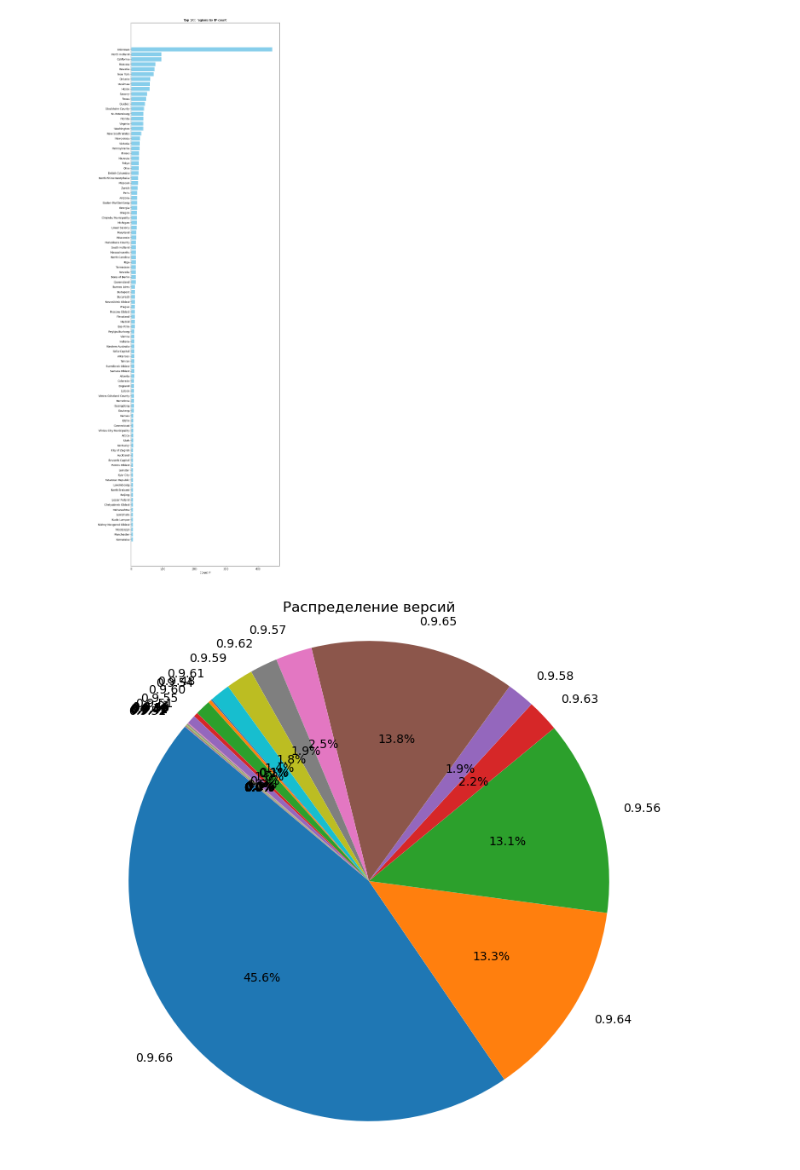
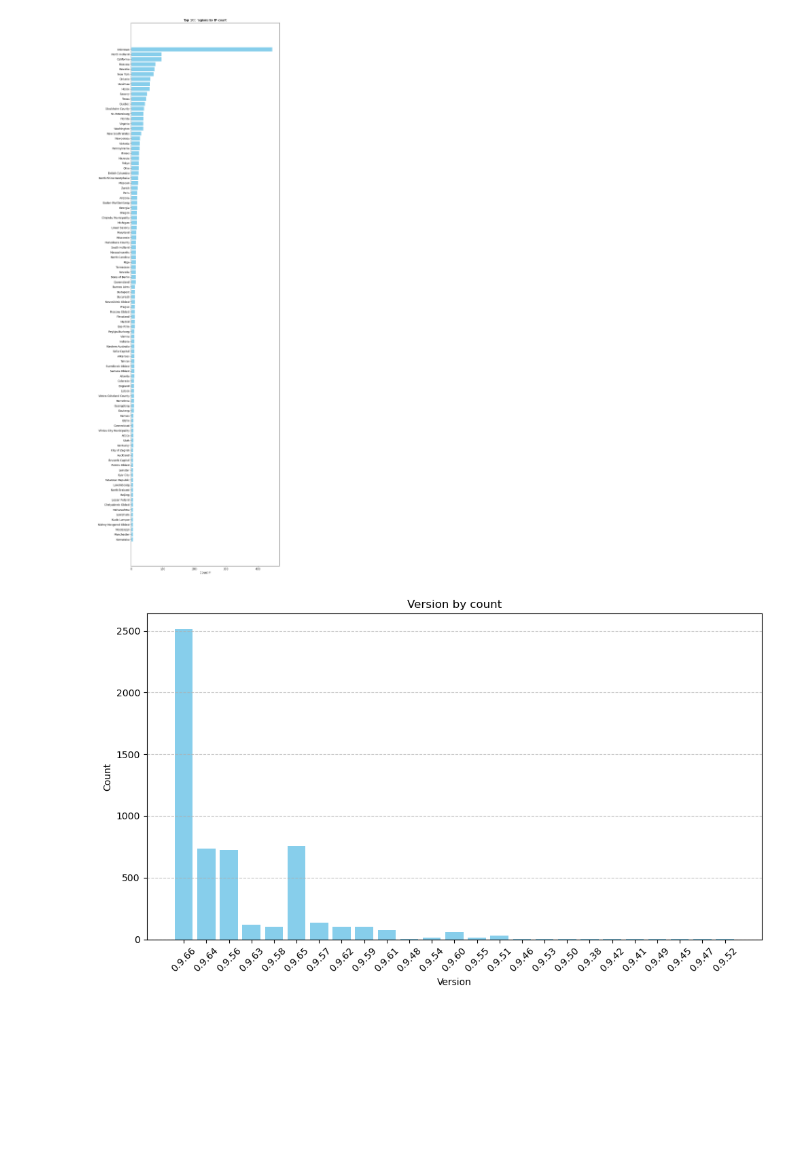
Before and after one commit to wipedlifepotato/ipynb-i2p-netdb, a Jupyter notebook: Untitled.ipynb, the cells around one changed output. Cells and saved outputs as stored; diff of their text form; code cells hidden in the pictures; blank space fills up the shorter version.

Commit message:
feat: Top 20 ports, Router version by county

```diff
--- a/Untitled.ipynb
+++ b/Untitled.ipynb
@@ -138,14 +138,18 @@ plot_top_regions(top_n=100)
 # %%
 versions = [d.get('version') for d in row_dicts if isinstance(d, dict) and 'version' in d]
 count_versions = Counter(versions)
 labels = list(count_versions.keys())
 sizes = list(count_versions.values())
 
-# Строим круговую диаграмму
-plt.figure(figsize=(8, 8))
-plt.pie(sizes, labels=labels, autopct='%1.1f%%', startangle=140)
-plt.title("Распределение версий")
-plt.axis('equal')  # Круглая диаграмма
+
+plt.figure(figsize=(10, 6))
+plt.bar(labels, sizes, color='skyblue')
+plt.xlabel('Version')
+plt.ylabel('Count')
+plt.title('Version by count')
+plt.xticks(rotation=45)
+plt.grid(axis='y', linestyle='--', alpha=0.7)
+plt.tight_layout()
 plt.show()
 # %% [output]
-[figure, old version]
+[figure, new version]
```
Also changed, not shown: parts of 1 cell of this notebook.
